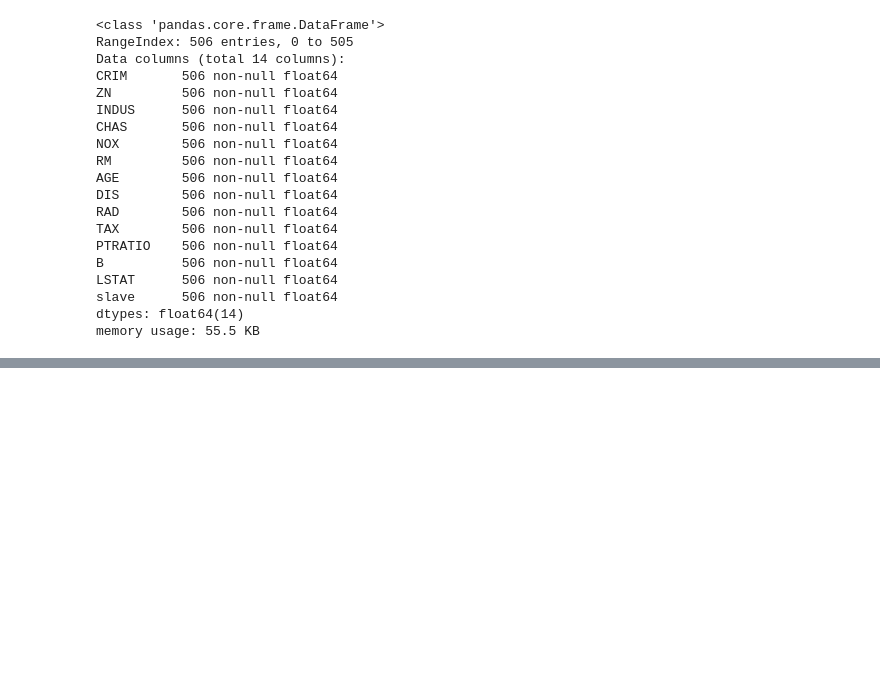
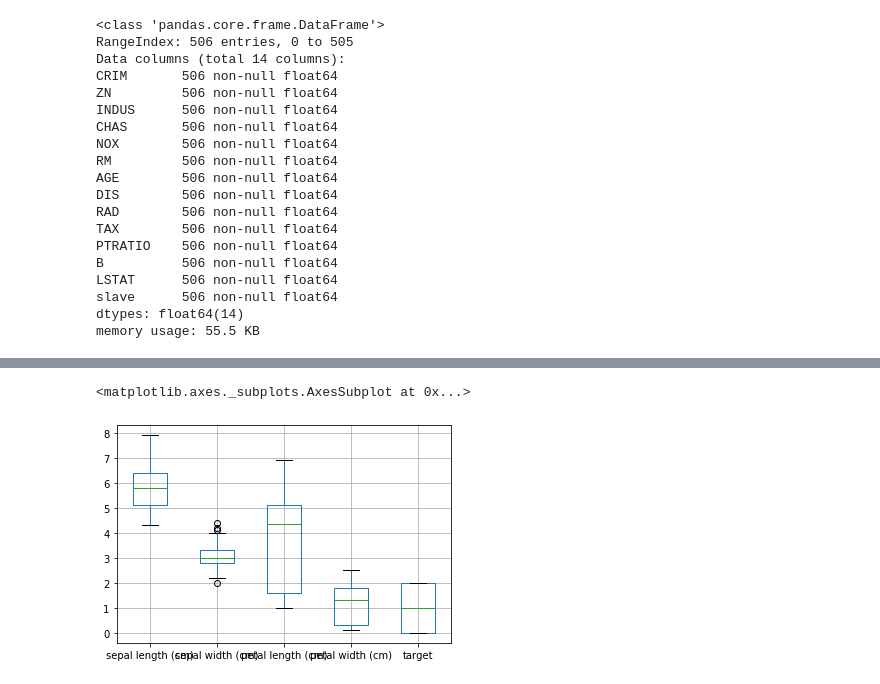
Before and after one commit to Junohera/jupyter, a Jupyter notebook: 1202/2.ipynb, the cells around one changed output, grey strips where cells are left out. Saved outputs shown, nothing was run; the diff lists cells and outputs as text; code cells hidden in the pictures; blank space fills up the shorter version.

```diff
--- a/1202/2.ipynb
+++ b/1202/2.ipynb
@@ -305,0 +431,5 @@ boston.describe()
+# %%
+iris.boxplot()
+# %% [output]
+<matplotlib.axes._subplots.AxesSubplot at 0x...>
+[figure, added]
```
Also changed, not shown: parts of 26 cells of this notebook, 1 other file.
